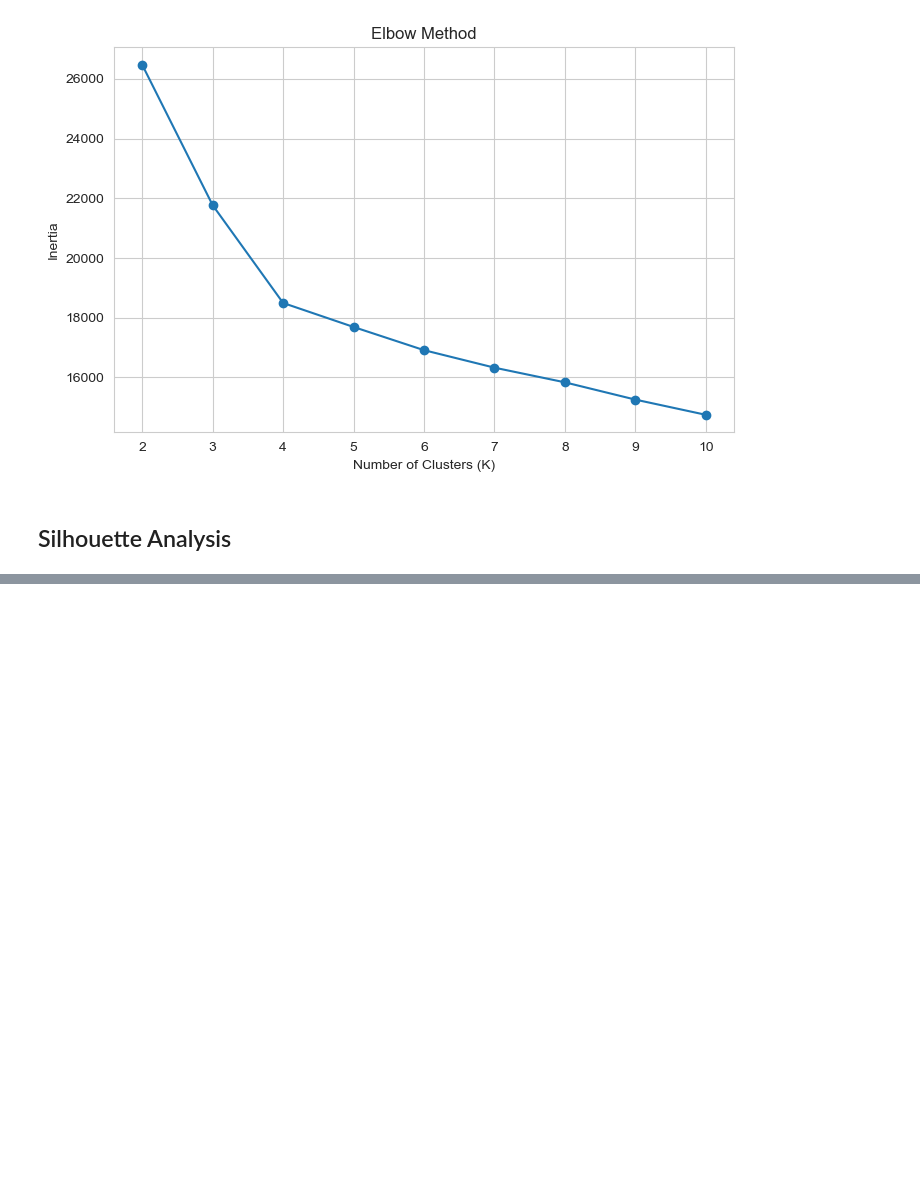
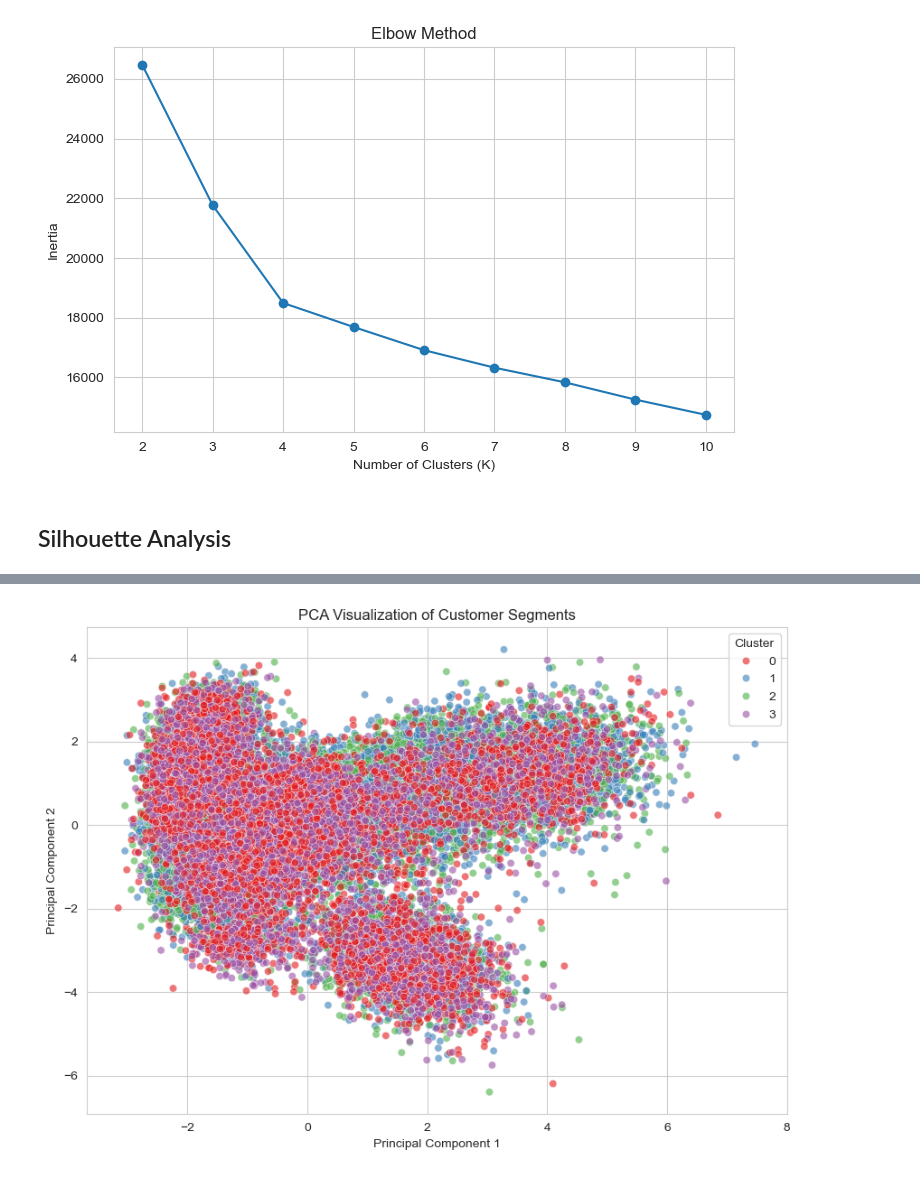
Before and after one commit to saifhoque15-netizen/ML2-Customer-Segmentation, a Jupyter notebook: notebooks/Customer_Segmentation.ipynb, the cells around one changed output, grey strips where cells are left out. Cells and saved outputs as stored; diff of their text form; code cells hidden in the pictures; blank space fills up the shorter version.

```diff
--- a/notebooks/Customer_Segmentation.ipynb
+++ b/notebooks/Customer_Segmentation.ipynb
@@ -538,0 +737,8 @@ plt.show()
+# %%
+pca_features = [
+    f for f in cluster_features
+    if f not in ['is_male', 'has_loyalty_card']
+]
+
+print("Number of PCA features:", len(pca_features))
+print(pca_features)
@@ -538,0 +760,8 @@ plt.show()
+# %%
+from sklearn.decomposition import PCA
+
+pca = PCA(n_components=2)
+
+X_pca = pca.fit_transform(X_pca_scaled)
+
+X_pca.shape
@@ -538,0 +782,9 @@ plt.show()
+# %%
+pca_df = pd.DataFrame(
+    X_pca,
+    columns=['PC1', 'PC2']
+)
+
+pca_df['cluster'] = customer_clean['cluster']
+
+pca_df.head()
@@ -538,0 +798,21 @@ plt.show()
+# %%
+plt.figure(figsize=(10, 7))
+
+sns.scatterplot(
+    data=pca_df,
+    x='PC1',
+    y='PC2',
+    hue='cluster',
+    palette='Set1',
+    alpha=0.6
+)
+
+plt.title('PCA Visualization of Customer Segments')
+plt.xlabel('Principal Component 1')
+plt.ylabel('Principal Component 2')
+
+plt.legend(title='Cluster')
+
+plt.show()
+# %% [output]
+[figure, added]
```
Also changed, not shown: parts of 23 cells of this notebook.
